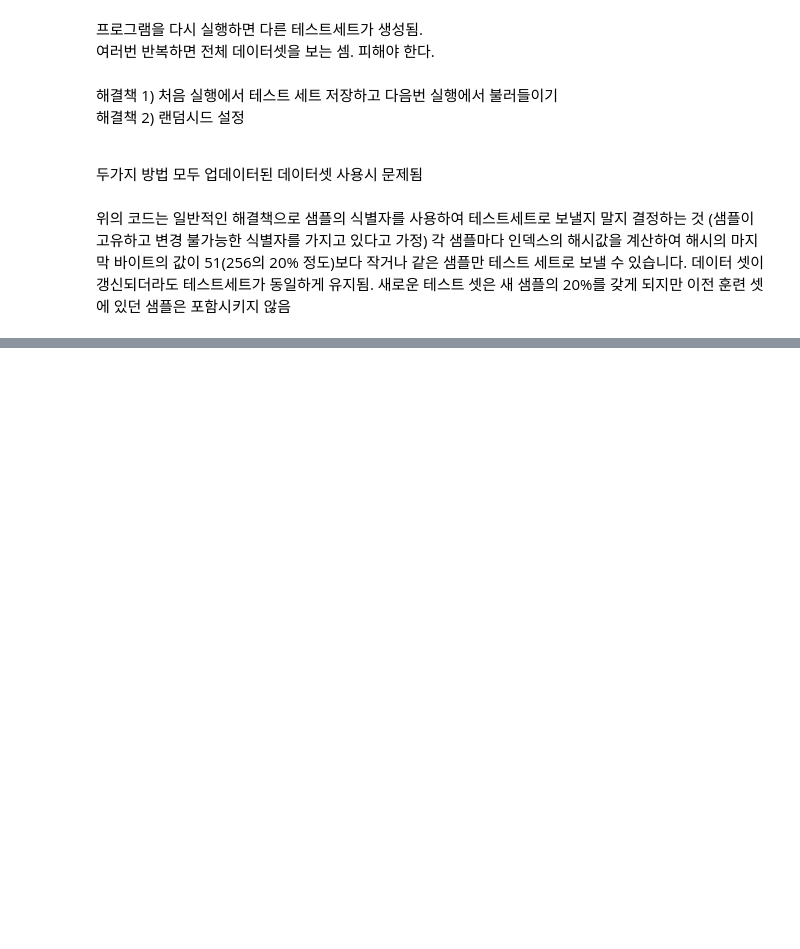
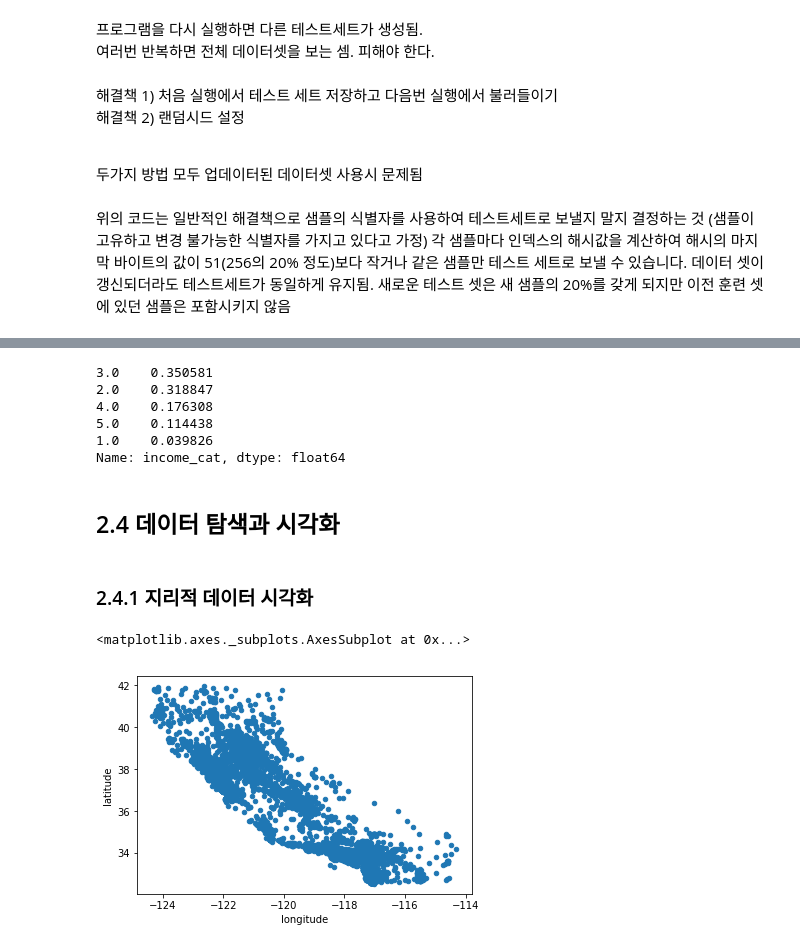
Before and after one commit to yunji-lee/TIL, a Jupyter notebook: 5_핸즈온머신러닝/02장. ML_project A to Z.ipynb, the cells around one changed output, grey strips where cells are left out. Cells and saved outputs as stored; diff of their text form; code cells hidden in the pictures; blank space fills up the shorter version.

```diff
--- a/5_핸즈온머신러닝/02장. ML_project A to Z.ipynb
+++ b/5_핸즈온머신러닝/02장. ML_project A to Z.ipynb
@@ -268,0 +311,21 @@ train_set, test_set = split_train_test_by_id(housing_with_id, 0.2, "index")
+# %%
+# housing[“income_cat”]의 비율을 기준으로 훈련 세트와 테스트 세트로 나누기
+
+from sklearn.model_selection import StratifiedShuffleSplit
+
+split = StratifiedShuffleSplit(n_splits=1, test_size=0.2, random_state=42)
+for train_index, test_index in split.split(housing, housing["income_cat"]):
+    strat_train_set = housing.loc[train_index]
+    strat_test_set = housing.loc[test_index]
+
+# stratifiedShuffledSplit는 StratifiedkFold의 계층 샘플링과 ShuffleSplit의 랜덤 샘플링을 합친것, test_size와 train_size 매개변수의 합을 1 이하로 지정할 수 있음
+# for문이 돌 때마다 train_index와 test_index에 인덱스를 저장하고 strat_train_set과 strat_test_set을 뽑는데 n_splits은 이러한 인텍스를 몇 번 뽑을 지를 결정
+# %%
+housing['income_cat'].value_counts()/len(housing)
+# %% [output]
+3.0    0.350581
+2.0    0.318847
+4.0    0.176308
+5.0    0.114438
+1.0    0.039826
+Name: income_cat, dtype: float64
@@ -268,0 +337,13 @@ train_set, test_set = split_train_test_by_id(housing_with_id, 0.2, "index")
+# %% [markdown]
+## 2.4 데이터 탐색과 시각화
+# %%
+# 훈련세트 손상방지를 위한 복사본 생성
+
+housing = strat_train_set.copy()
+# %% [markdown]
+### 2.4.1 지리적 데이터 시각화
+# %%
+housing.plot(kind='scatter', x='longitude', y='latitude')
+# %% [output]
+<matplotlib.axes._subplots.AxesSubplot at 0x...>
+[figure, added]
```
Also changed, not shown: parts of 29 cells of this notebook.
